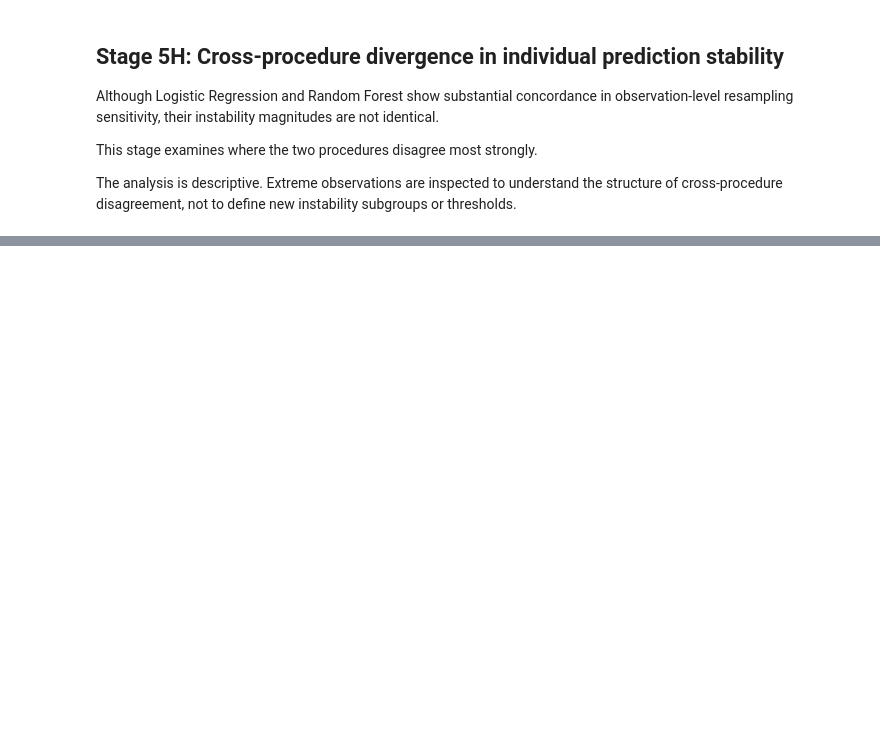
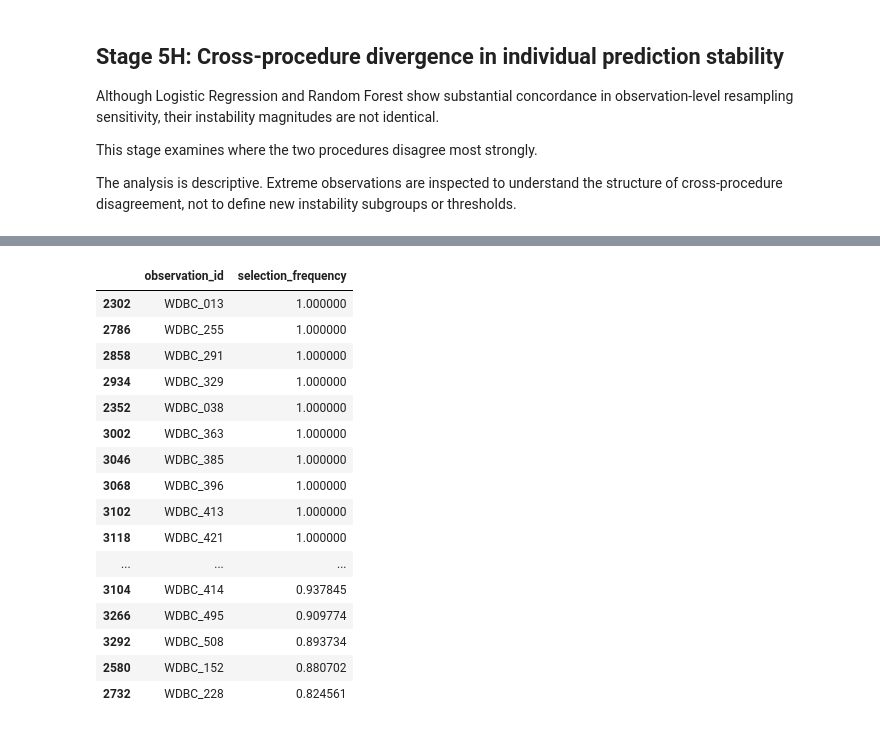
Before and after one commit to koalaresearch/WDBC-prediction-stability, a Jupyter notebook: 01_wdbc_prediction_stability.ipynb, the cells around one changed output, grey strips where cells are left out. Drawn from its saved outputs; the diff is of its cells as text; code cells hidden in the pictures; blank space fills up the shorter version.

```diff
--- a/01_wdbc_prediction_stability.ipynb
+++ b/01_wdbc_prediction_stability.ipynb
@@ -3142,0 +3711,19 @@ print(upper_tail_summary.to_string(index=False))
+# %%
+def top_n_mask(widths, observation_ids, n_top):
+    """
+    Return a boolean mask for the n observations with the largest widths.
+
+    observation_id is used only as a deterministic secondary ordering rule
+    if two widths are exactly equal.
+    """
+    order = np.lexsort(
+        (
+            observation_ids,
+            -widths,
+        )
+    )
+
+    mask = np.zeros(len(widths), dtype=bool)
+    mask[order[:n_top]] = True
+
+    return mask
@@ -3142,0 +4481,54 @@ print(upper_tail_summary.to_string(index=False))
+# %%
+membership_40 = (
+    membership_stability[
+        membership_stability[
+            "n_repetitions"
+        ].eq(40)
+    ]
+    .sort_values(
+        [
+            "procedure",
+            "selection_frequency",
+        ],
+        ascending=[
+            True,
+            False,
+        ],
+    )
+)
+
+for procedure in [
+    "Logistic Regression",
+    "Random Forest",
+]:
+
+    print(
+        f"\n--- {procedure}: "
+        "full-50 top-57 membership stability (m=40) ---"
+    )
+
+    display(
+        membership_40[
+            (
+                membership_40[
+                    "procedure"
+                ].eq(procedure)
+            )
+            &
+            (
+                membership_40[
+                    "full50_top57"
+                ]
+            )
+        ][
+            [
+                "observation_id",
+                "selection_frequency",
+            ]
+        ]
+        .sort_values(
+            "selection_frequency",
+            ascending=False,
+        )
+    )
+# %% [output]
@@ -3142,0 +4536,17 @@ print(upper_tail_summary.to_string(index=False))
+|  | observation_id | selection_frequency |
+| 2302 | WDBC_013 | 1.000000 |
+| 2786 | WDBC_255 | 1.000000 |
+| 2858 | WDBC_291 | 1.000000 |
+| 2934 | WDBC_329 | 1.000000 |
+| 2352 | WDBC_038 | 1.000000 |
+| 3002 | WDBC_363 | 1.000000 |
+| 3046 | WDBC_385 | 1.000000 |
+| 3068 | WDBC_396 | 1.000000 |
+| 3102 | WDBC_413 | 1.000000 |
+| 3118 | WDBC_421 | 1.000000 |
+| ... | ... | ... |
+| 3104 | WDBC_414 | 0.937845 |
+| 3266 | WDBC_495 | 0.909774 |
+| 3292 | WDBC_508 | 0.893734 |
+| 2580 | WDBC_152 | 0.880702 |
+| 2732 | WDBC_228 | 0.824561 |
```
Also changed, not shown: parts of 71 cells of this notebook, 6 other files.
